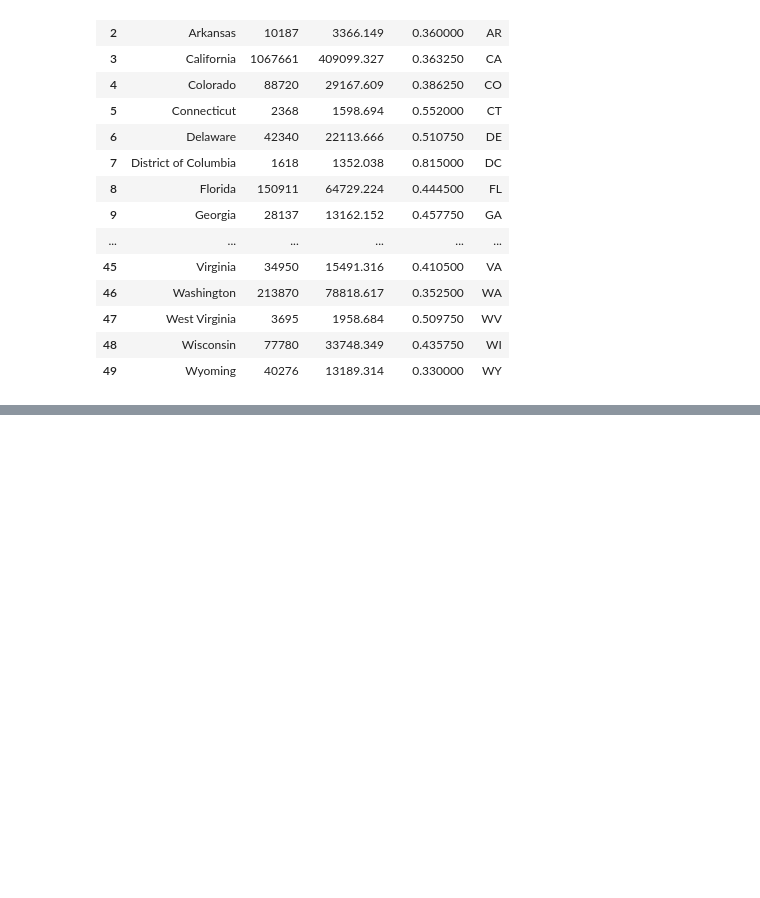
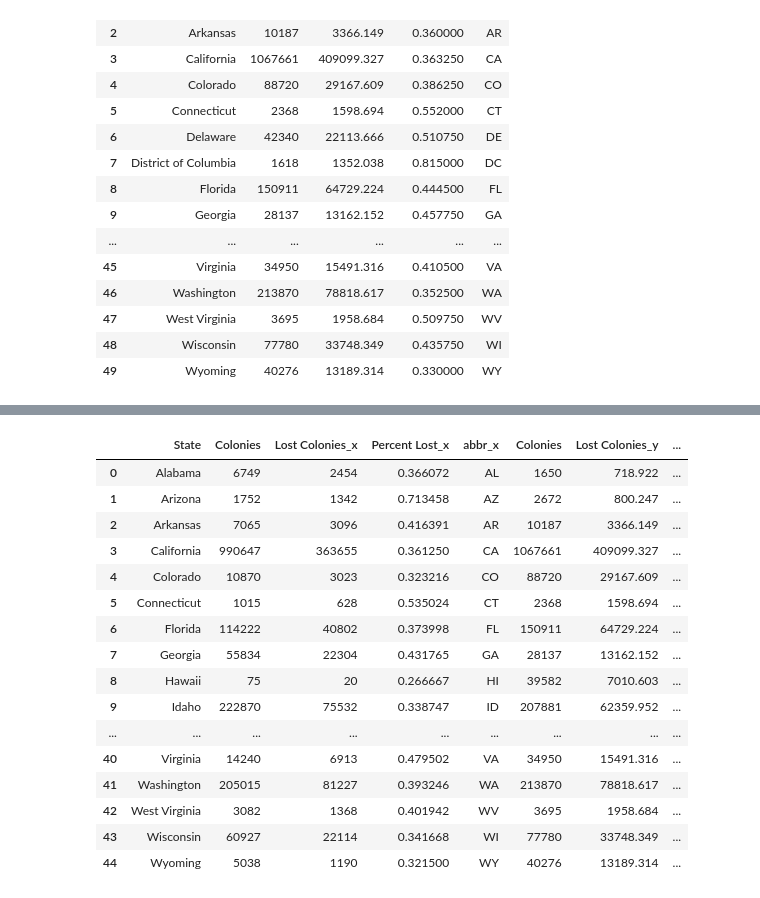
Before and after one commit to Romainedavid92/SMU-Project1-Group5, a Jupyter notebook: bees_2.ipynb, the cells around one changed output, grey strips where cells are left out. Cells and saved outputs as stored; diff of their text form; code cells hidden in the pictures; blank space fills up the shorter version.

```diff
--- a/bees_2.ipynb
+++ b/bees_2.ipynb
@@ -358,0 +358,24 @@ fig.show()
+# %%
+#Compare changes on a state level
+merge_table = pd.merge(bees_one_df, bees_two_df, on = ["State"])
+merge_table["period change"] = (merge_table["Percent Lost_x"] - merge_table["Percent Lost_y"]) / merge_table["Percent Lost_x"]
+# %%
+merge_table
+# %% [output]
+|  | State | Colonies | Lost Colonies_x | Percent Lost_x | abbr_x | Colonies | Lost Colonies_y | ... |
+| 0 | Alabama | 6749 | 2454 | 0.366072 | AL | 1650 | 718.922 | ... |
+| 1 | Arizona | 1752 | 1342 | 0.713458 | AZ | 2672 | 800.247 | ... |
+| 2 | Arkansas | 7065 | 3096 | 0.416391 | AR | 10187 | 3366.149 | ... |
+| 3 | California | 990647 | 363655 | 0.361250 | CA | 1067661 | 409099.327 | ... |
+| 4 | Colorado | 10870 | 3023 | 0.323216 | CO | 88720 | 29167.609 | ... |
+| 5 | Connecticut | 1015 | 628 | 0.535024 | CT | 2368 | 1598.694 | ... |
+| 6 | Florida | 114222 | 40802 | 0.373998 | FL | 150911 | 64729.224 | ... |
+| 7 | Georgia | 55834 | 22304 | 0.431765 | GA | 28137 | 13162.152 | ... |
+| 8 | Hawaii | 75 | 20 | 0.266667 | HI | 39582 | 7010.603 | ... |
+| 9 | Idaho | 222870 | 75532 | 0.338747 | ID | 207881 | 62359.952 | ... |
+| ... | ... | ... | ... | ... | ... | ... | ... | ... |
+| 40 | Virginia | 14240 | 6913 | 0.479502 | VA | 34950 | 15491.316 | ... |
+| 41 | Washington | 205015 | 81227 | 0.393246 | WA | 213870 | 78818.617 | ... |
+| 42 | West Virginia | 3082 | 1368 | 0.401942 | WV | 3695 | 1958.684 | ... |
+| 43 | Wisconsin | 60927 | 22114 | 0.341668 | WI | 77780 | 33748.349 | ... |
+| 44 | Wyoming | 5038 | 1190 | 0.321500 | WY | 40276 | 13189.314 | ... |
```
Also changed, not shown: parts of 5 cells of this notebook, 2 other files.
